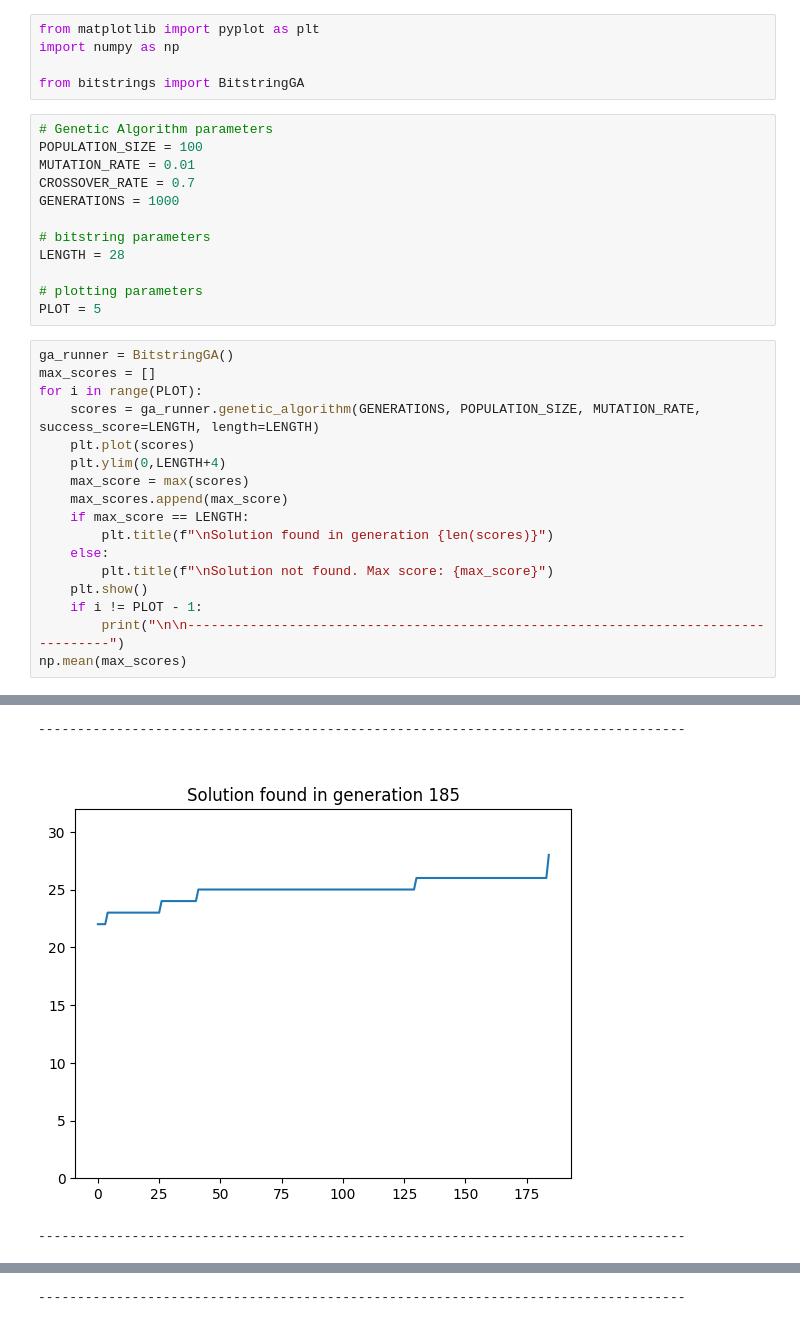
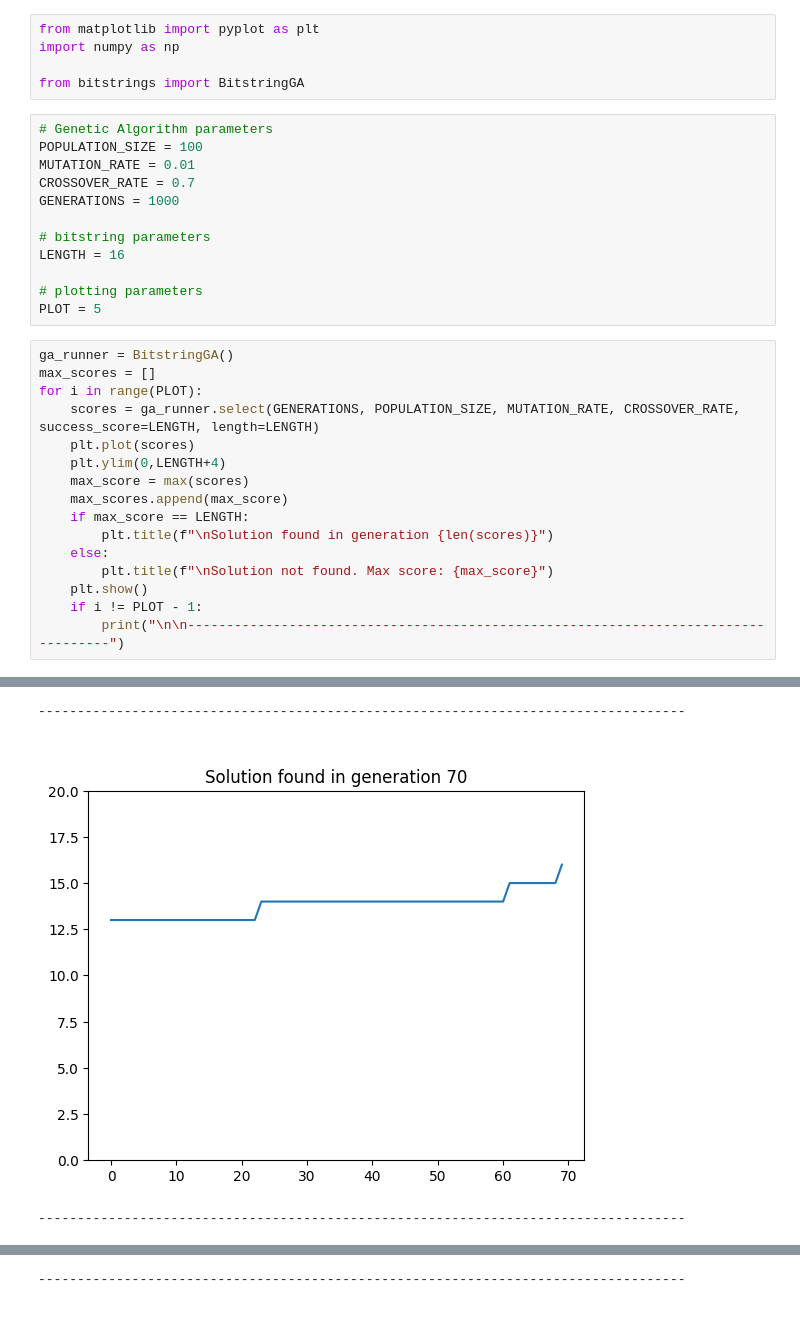
Before and after one commit to pgolbus/SummerSpringBoardAI, a Jupyter notebook: GA/bitstrings.ipynb, the cells around one changed output, grey strips where cells are left out. Saved outputs shown, nothing was run; the diff lists cells and outputs as text.

```diff
--- a/GA/bitstrings.ipynb
+++ b/GA/bitstrings.ipynb
@@ -11,7 +11,7 @@ CROSSOVER_RATE = 0.7
 GENERATIONS = 1000
 
 # bitstring parameters
-LENGTH = 28
+LENGTH = 16
 
 # plotting parameters
 PLOT = 5
@@ -19,7 +19,7 @@ PLOT = 5
 ga_runner = BitstringGA()
 max_scores = []
 for i in range(PLOT):
-    scores = ga_runner.genetic_algorithm(GENERATIONS, POPULATION_SIZE, MUTATION_RATE, success_score=LENGTH, length=LENGTH)
+    scores = ga_runner.select(GENERATIONS, POPULATION_SIZE, MUTATION_RATE, CROSSOVER_RATE, success_score=LENGTH, length=LENGTH)
     plt.plot(scores)
     plt.ylim(0,LENGTH+4)
     max_score = max(scores)
@@ -31,5 +31,4 @@ for i in range(PLOT):
     plt.show()
     if i != PLOT - 1:
         print("\n\n-----------------------------------------------------------------------------------")
-np.mean(max_scores)
 # %% [output]
@@ -37,3 +36,3 @@ np.mean(max_scores)
 -----------------------------------------------------------------------------------
-[figure, old version]
+[figure, new version]
 -----------------------------------------------------------------------------------
```
Also changed, not shown: parts of 1 cell of this notebook, 1 other file.
